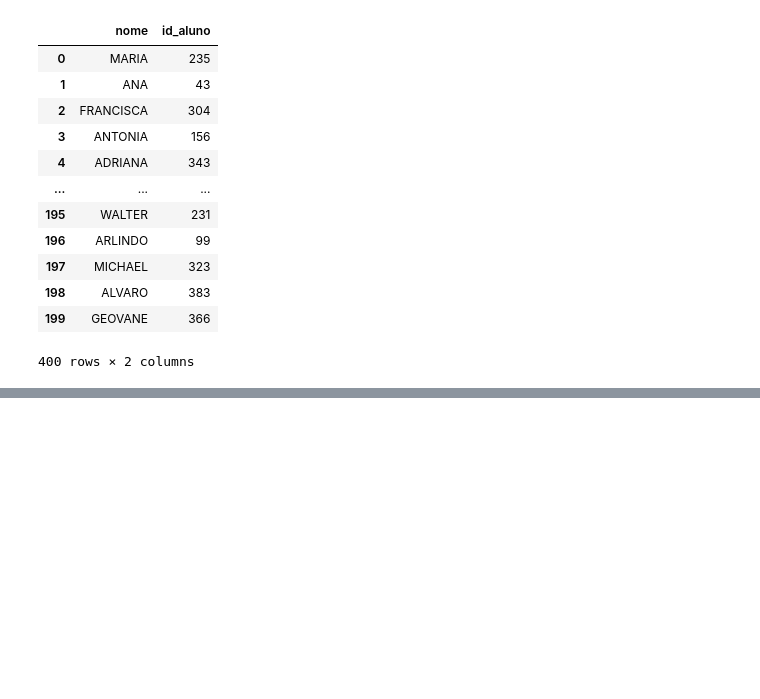
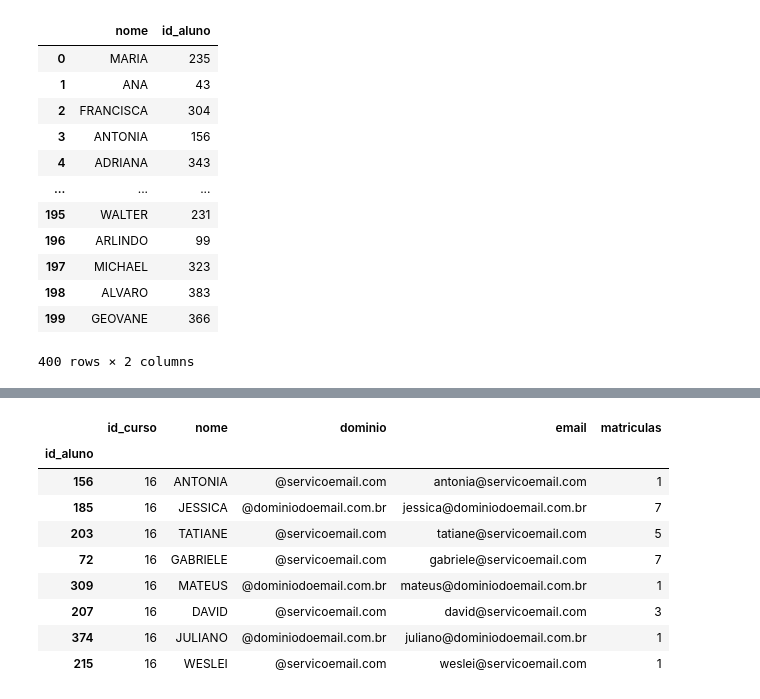
Before and after one commit to uallas-tenorio/Python---IO, a Jupyter notebook: Pandas IO.ipynb, the cells around one changed output, grey strips where cells are left out. Saved outputs shown, nothing was run; the diff lists cells and outputs as text; code cells hidden in the pictures; blank space fills up the shorter version.

Commit message:
Final Version
Some codes regarding data input/output

```diff
--- a/Pandas IO.ipynb
+++ b/Pandas IO.ipynb
@@ -108,0 +261,13 @@ nomes.sample(5)
+# %%
+todas_matriculas = []
+x = np.random.rand(20)
+prob = x / sum(x)
+# %%
+for index, row in nomes.iterrows():   # percorre linha a linha
+    id = row.id_aluno
+    matriculas = row.matriculas
+    for i in range(matriculas):       # para cada linha, atribui um curso aleatóriamente, de acordo com a qtd de matriculas
+        mat = [id, np.random.choice(cursos.index, p = prob)]
+        todas_matriculas.append(mat)  # lança valores (relação) dentro da matriz
+
+matriculas = pd.DataFrame(todas_matriculas, columns = ['id_aluno', 'id_curso'])  # cria um DataFrame com o resultado obtido
@@ -108,0 +451,3 @@ nomes.sample(5)
+# %%
+id_curso = 16
+proxima_turma = matriculas.query("id_curso == {}".format(id_curso))
@@ -108,0 +484,14 @@ nomes.sample(5)
+# %%
+# Fazer um "join" entre a tabela de nomes e a tabela de matriculas do curso 16
+proxima_turma.set_index('id_aluno').join(nomes.set_index('id_aluno'))
+# %% [output]
+|  | id_curso | nome | dominio | email | matriculas |
+| id_aluno |  |  |  |  |  |
+| 156 | 16 | ANTONIA | @servicoemail.com | antonia@servicoemail.com | 1 |
+| 185 | 16 | JESSICA | @dominiodoemail.com.br | jessica@dominiodoemail.com.br | 7 |
+| 203 | 16 | TATIANE | @servicoemail.com | tatiane@servicoemail.com | 5 |
+| 72 | 16 | GABRIELE | @servicoemail.com | gabriele@servicoemail.com | 7 |
+| 309 | 16 | MATEUS | @dominiodoemail.com.br | mateus@dominiodoemail.com.br | 1 |
+| 207 | 16 | DAVID | @servicoemail.com | david@servicoemail.com | 3 |
+| 374 | 16 | JULIANO | @dominiodoemail.com.br | juliano@dominiodoemail.com.br | 1 |
+| 215 | 16 | WESLEI | @servicoemail.com | weslei@servicoemail.com | 1 |
```
Also changed, not shown: parts of 59 cells of this notebook.
